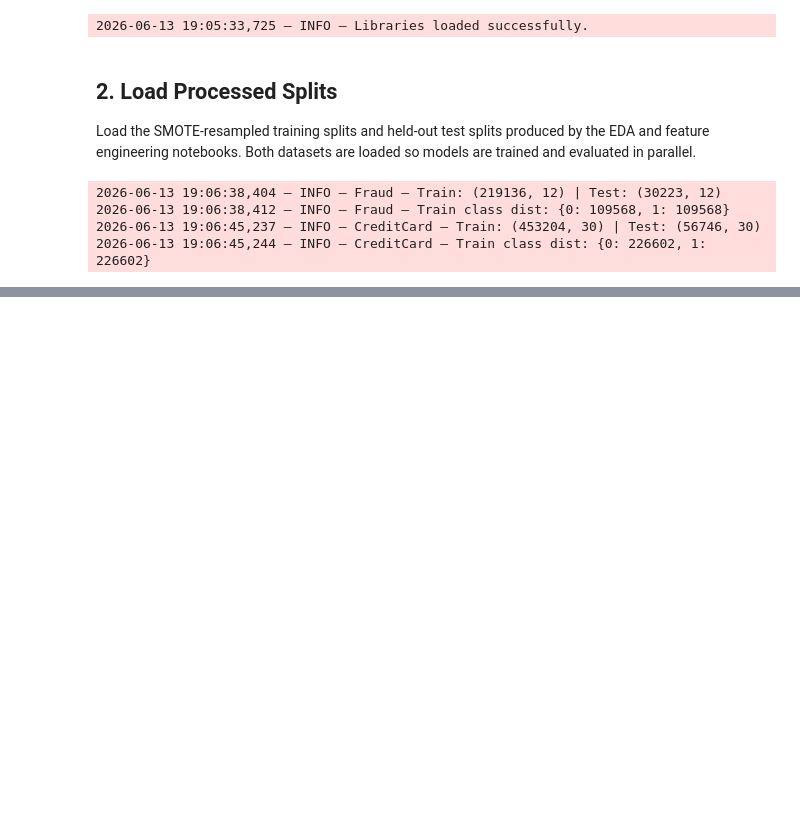
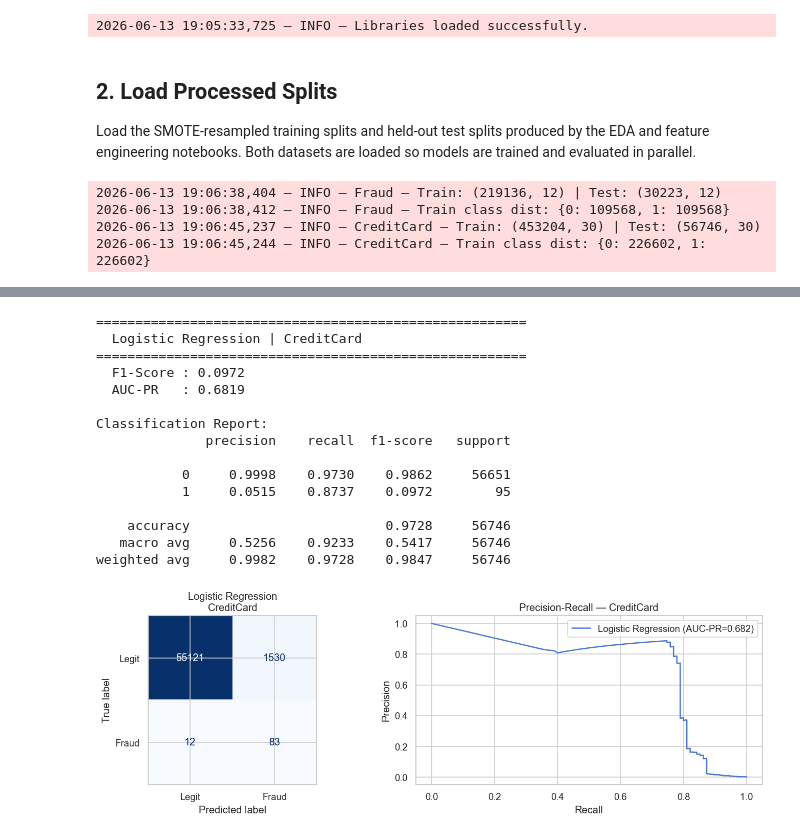
Before and after one commit to Redeat-Birhane/fraud-detection, a Jupyter notebook: notebooks/modeling.ipynb, the cells around one changed output, grey strips where cells are left out. Saved outputs shown, nothing was run; the diff lists cells and outputs as text; code cells hidden in the pictures; blank space fills up the shorter version.

```diff
--- a/notebooks/modeling.ipynb
+++ b/notebooks/modeling.ipynb
@@ -117,0 +243,23 @@ except Exception as e:
+# %%
+# --- 3.2 Train Logistic Regression — CreditCard ---
+try:
+    lr_cc = LogisticRegression(
+        max_iter=1000,
+        class_weight='balanced',
+        solver='lbfgs',
+        random_state=42
+    )
+    lr_cc.fit(cc_X_train, cc_y_train)
+    logger.info('Logistic Regression trained on CreditCard.')
+except Exception as e:
+    logger.error(f'LR training failed on CreditCard: {e}')
+    raise
+
+fig, axes = plt.subplots(1, 2, figsize=(12, 4))
+res = evaluate_model(lr_cc, cc_X_test, cc_y_test,
+                     'Logistic Regression', 'CreditCard',
+                     ax_cm=axes[0], ax_pr=axes[1])
+results.append(res)
+plt.tight_layout()
+plt.show()
+# %% [output]
@@ -117,0 +268,16 @@ except Exception as e:
+=======================================================
+  Logistic Regression | CreditCard
+=======================================================
+  F1-Score : 0.0972
+  AUC-PR   : 0.6819
+
+Classification Report:
+              precision    recall  f1-score   support
+
+           0     0.9998    0.9730    0.9862     56651
+           1     0.0515    0.8737    0.0972        95
+
+    accuracy                         0.9728     56746
+   macro avg     0.5256    0.9233    0.5417     56746
+weighted avg     0.9982    0.9728    0.9847     56746
+[figure, added]
```
Also changed, not shown: parts of 4 cells of this notebook.
